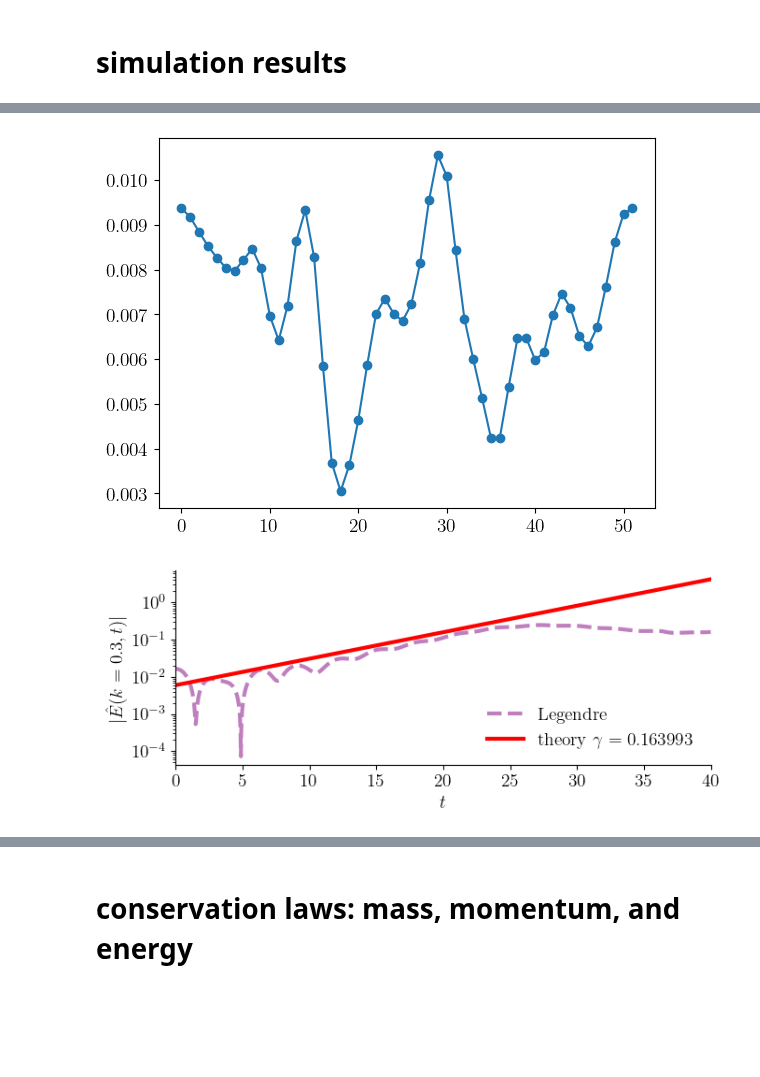
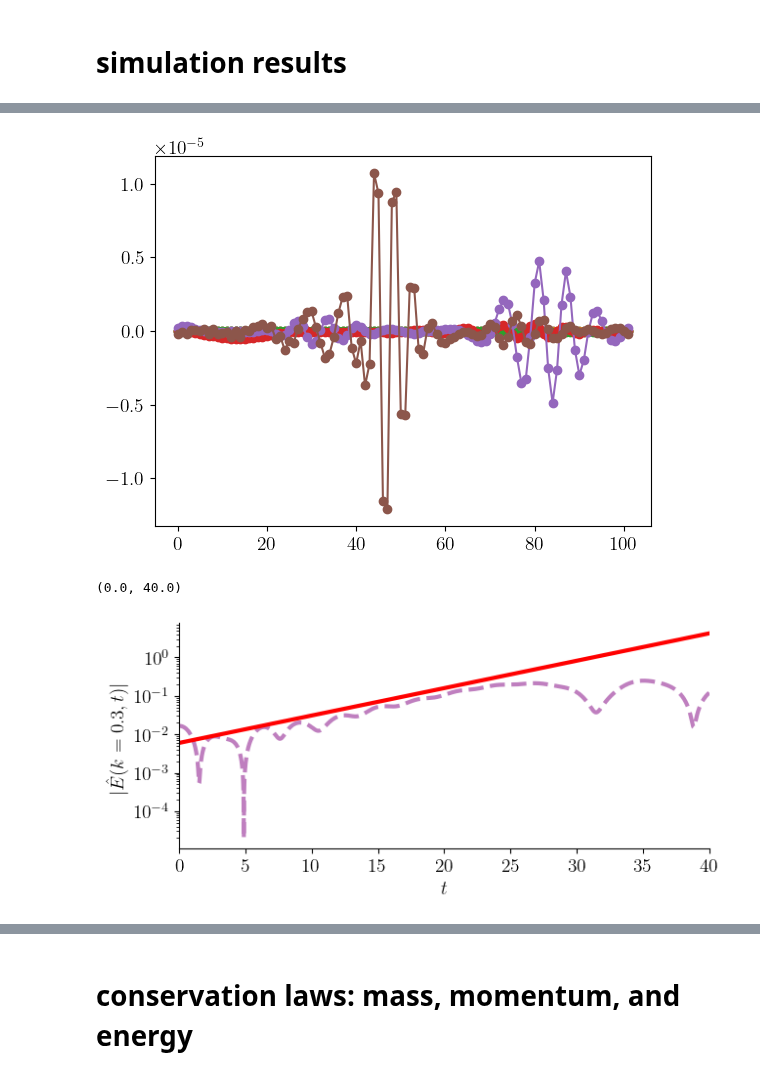
Before and after one commit to opaliss/mixed_methods, a Jupyter notebook: analysis/mixed_method_1/bump_on_tail_damping_mixed_method_1.ipynb, the cells around one changed output, grey strips where cells are left out. Saved outputs shown, nothing was run; the diff lists cells and outputs as text; code cells hidden in the pictures; blank space fills up the shorter version.

```diff
--- a/analysis/mixed_method_1/bump_on_tail_damping_mixed_method_1.ipynb
+++ b/analysis/mixed_method_1/bump_on_tail_damping_mixed_method_1.ipynb
@@ -28,18 +28,18 @@ matplotlib.rcParams['text.usetex'] = True
 # %% [markdown]
 # Mixed method #1 bump on tail
 # %%
-setup = SimulationSetupMixedMethod1(Nx=51,
-                                    Nv_H=50,
+setup = SimulationSetupMixedMethod1(Nx=101,
+                                    Nv_H=10,
                                     Nv_L=100,
                                     epsilon=1e-2,
-                                    v_a=-7,
-                                    v_b=7,
+                                    v_a=-8,
+                                    v_b=8,
                                     alpha=np.sqrt(2),
                                     u=0,
                                     L=20 * np.pi / 3,
                                     dt=1e-2,
                                     T0=0,
                                     T=40,
-                                    nu_L=1,
-                                    nu_H=1,
+                                    nu_L=5,
+                                    nu_H=5,
                                     gamma=0.5)
@@ -118,25 +142,26 @@ _ = plt.plot(state_e_H[-1, :, ::500], "-o")
 # %%
-_ = plt.plot(state_e_L[0, :, -1], "-o")
+_ = plt.plot(state_e_L[-1, :, ::800], "-o")
 # %% [output]
-[figure, old version]
+[figure, new version]
 # %%
 # plot the electric field damping rate
 fig, ax = plt.subplots(figsize=(7, 3))
-ax.plot(sol_midpoint_t, np.abs(np.fft.fft(E_midpoint, axis=0, norm="forward")[1, :]), "--", c="purple", alpha=0.5, linewidth=3, label="Legendre")
+ax.plot(sol_midpoint_t, np.abs(np.fft.fft(E_midpoint, axis=0, norm="forward")[1, :]), "--", c="purple", alpha=0.5, linewidth=3, label="mixed method #1")
 ax.plot(sol_midpoint_t, 6e-3*np.exp(0.163993367317754*sol_midpoint_t), linewidth=3, color="red", label=r"theory $\gamma = 0.163993$")
 
 ax.set_yscale("log")
 ax.spines['right'].set_visible(False)
 ax.spines['top'].set_visible(False)
 ax.set_ylabel("$|\hat{E}(k=0.3, t)|$")
 ax.set_xlabel("$ t$")
 ax.set_xlim(0, setup.T)
 #ax.set_ylim(1e-5, 1e-2)
-legend = ax.legend(ncols=1, fancybox=False, shadow=False, fontsize=14, loc='lower right')
-legend.get_frame().set_alpha(0)
-plt.tight_layout()
-plt.savefig("../../figures/mixed_method_1/bump_on_tail/bump_on_tail_growth_rate_legendre.png", dpi=300)
+# legend = ax.legend(ncols=1, fancybox=False, shadow=False, fontsize=14, loc='lower right')
+# legend.get_frame().set_alpha(0)
+#plt.tight_layout()
+# plt.savefig("../../figures/mixed_method_1/bump_on_tail/bump_on_tail_growth_rate_legendre.png", dpi=300)
 # %% [output]
+(0.0, 40.0)
-[figure, old version]
+[figure, new version]
 # %%
 # plot the phase space evolution as a function of time
```
Also changed, not shown: parts of 14 cells of this notebook, 12 other files.
